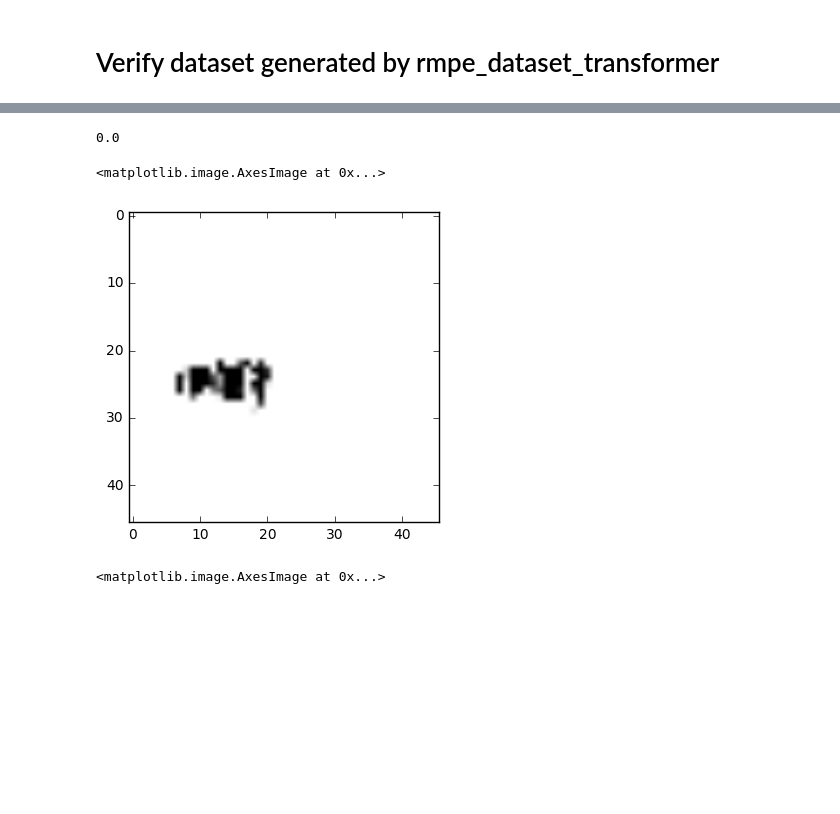
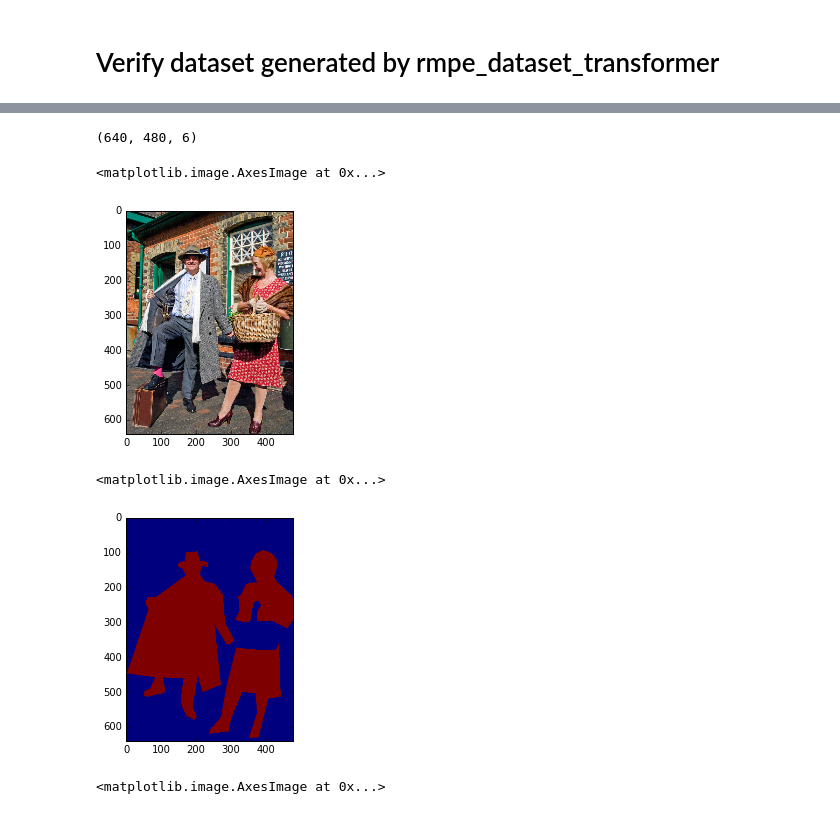
Before and after one commit to padeler/keras_Realtime_Multi-Person_Pose_Estimation, a Jupyter notebook: training/inspect_dataset.ipynb, the cells around one changed output, grey strips where cells are left out. Drawn from its saved outputs; the diff is of its cells as text; code cells hidden in the pictures; blank space fills up the shorter version.

```diff
--- a/training/inspect_dataset.ipynb
+++ b/training/inspect_dataset.ipynb
@@ -39,11 +13,25 @@ plt.imshow(dta_img[:,:,[2,1,0]])
-# %%
-mask = np.transpose(mask_img, (1, 2, 0))
-print(np.min(mask))
-plt.imshow(mask[:,:, 0] * 255, cmap='gray')
-# %% [output]
-0.0
-<matplotlib.image.AxesImage at 0x...>
-[figure, removed]
+# %%
+h5 = h5py.File("../dataset/val_dataset.h5", 'r')
+# %%
+dt = h5['datum']
+# %%
+key = u"0000011"
+v = dt[key]
+v = np.transpose(v,[1,2,0])
+# heat_result = np.reshape(v, (57, 46,46))
+v.shape
+# %% [output]
+(640, 480, 6)
+# %%
+plt.imshow(v[:,:,[2,1,0]])
+# %% [output]
+<matplotlib.image.AxesImage at 0x...>
+[figure, added]
+# %%
+plt.imshow(v[:,:,5])
+# %% [output]
+<matplotlib.image.AxesImage at 0x...>
+[figure, added]
 # %%
 scale = 1
 imageToTest = cv2.resize(dta_img, (0,0), fx=scale, fy=scale, interpolation=cv2.INTER_CUBIC)
```
Also changed, not shown: parts of 10 cells of this notebook, 5 other files.
